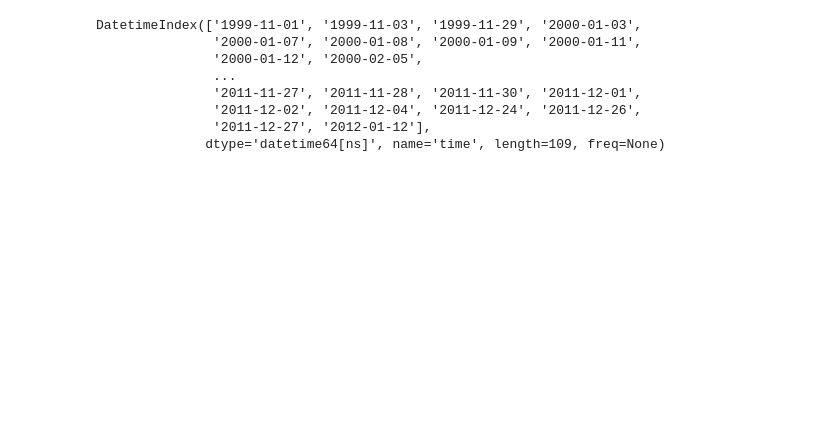
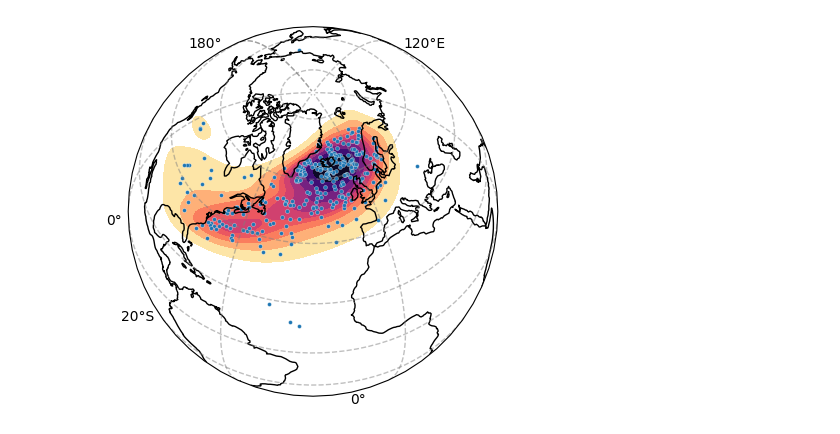
Before and after one commit to rguilcas/predict_rain_norway, a Jupyter notebook: assessment_of_nn/test_new_attributions.ipynb, the cells around one changed output. Cells and saved outputs as stored; diff of their text form; code cells hidden in the pictures; blank space fills up the shorter version.

```diff
--- a/assessment_of_nn/test_new_attributions.ipynb
+++ b/assessment_of_nn/test_new_attributions.ipynb
@@ -11,11 +12,0 @@ df_features = pd.read_csv("/Data/gfi/users/rogui7909/data/attribute_precip_featu
-# %%
-df_features.index
-# %% [output]
-DatetimeIndex(['1999-11-01', '1999-11-03', '1999-11-29', '2000-01-03',
-               '2000-01-07', '2000-01-08', '2000-01-09', '2000-01-11',
-               '2000-01-12', '2000-02-05',
-               ...
-               '2011-11-27', '2011-11-28', '2011-11-30', '2011-12-01',
-               '2011-12-02', '2011-12-04', '2011-12-24', '2011-12-26',
-               '2011-12-27', '2012-01-12'],
-              dtype='datetime64[ns]', name='time', length=109, freq=None)
@@ -21,0 +45,14 @@ DatetimeIndex(['1999-11-01', '1999-11-03', '1999-11-29', '2000-01-03',
+# %%
+fig, ax = plt.subplots(subplot_kw=dict(projection=ccrs.Orthographic(-30,50)))
+
+sns.kdeplot(cyclogen, x='lon',y='lat', transform=ccrs.PlateCarree(), ax=ax, fill=True, cmap='magma_r')
+sns.scatterplot(cyclogen, x='lon',y='lat', transform=ccrs.PlateCarree(), ax=ax, s=8, color='C0', )
+
+ax.coastlines()
+ax.set_global()
+
+gl = ax.gridlines(draw_labels=True, linewidth=1, color='gray', alpha=0.5, linestyle='--')
+gl.top_labels = False
+gl.right_labels = False
+# %% [output]
+[figure, added]
```
Also changed, not shown: parts of 9 cells of this notebook, 23 other files.
